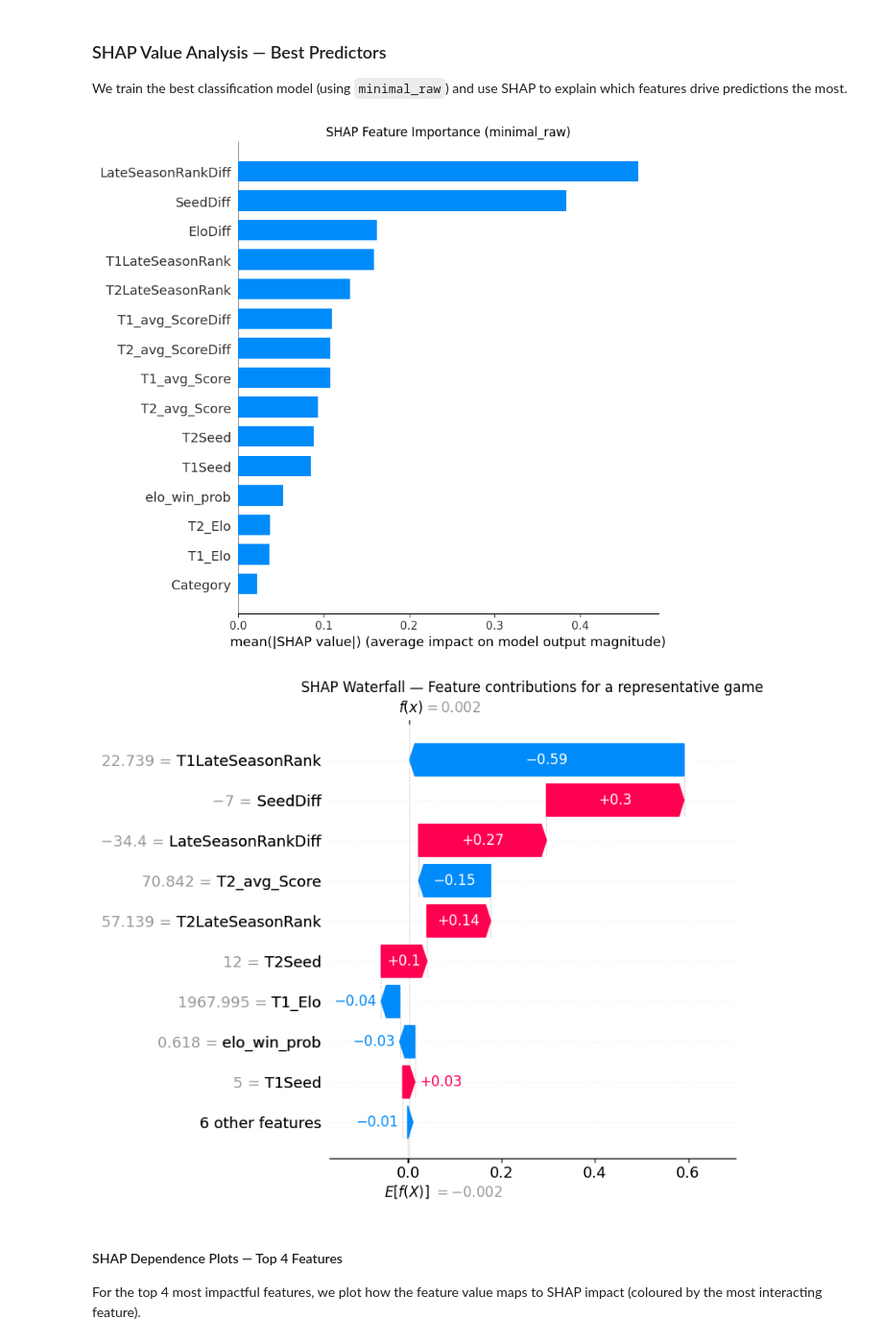
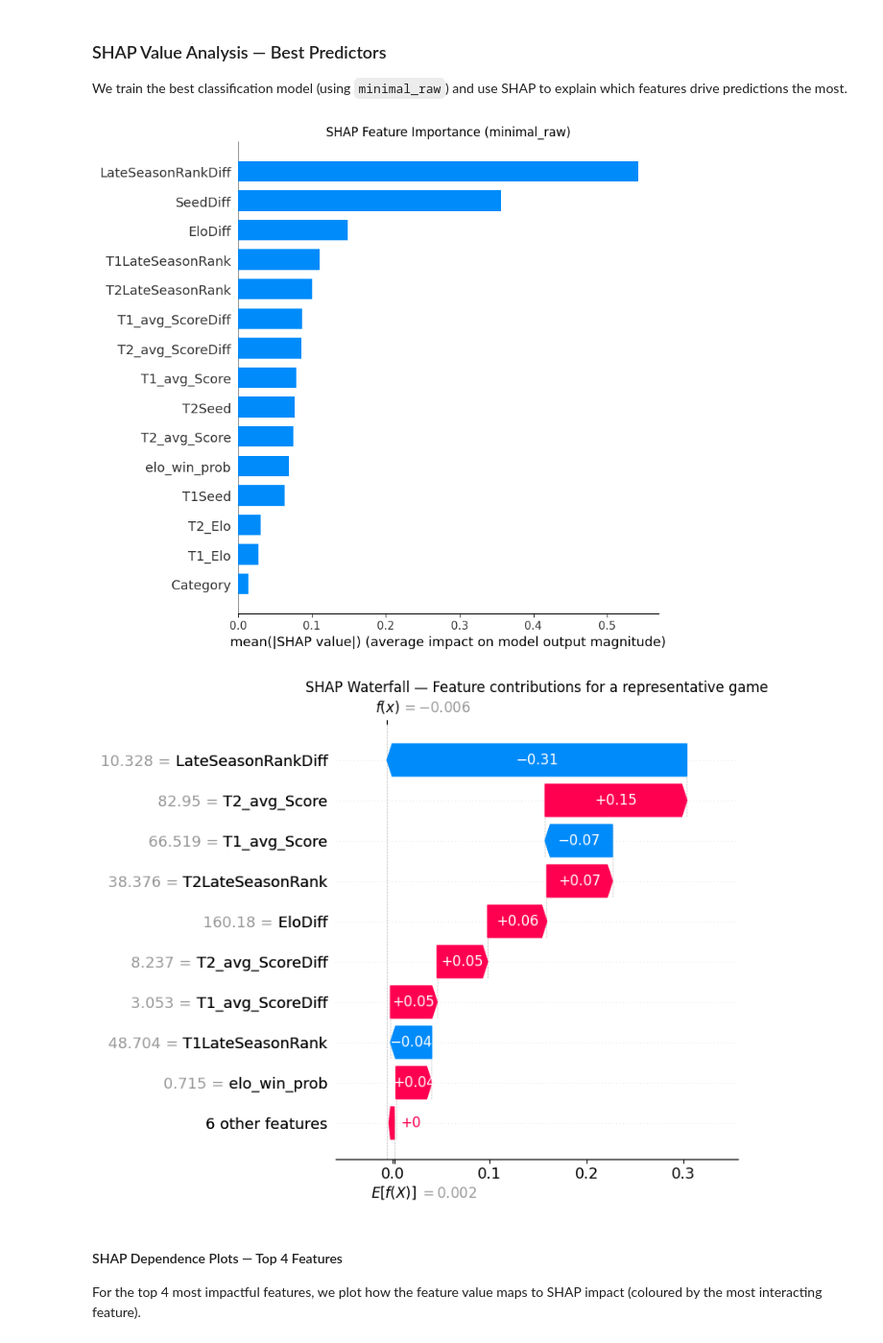
Before and after one commit to cico-rial/march-madness, a Jupyter notebook: march-madness_imp.ipynb, the cells around one changed output. Shown at 96% size. Cells and saved outputs as stored; diff of their text form; code cells hidden in the pictures.

```diff
--- a/march-madness_imp.ipynb
+++ b/march-madness_imp.ipynb
@@ -2634,4 +2613,24 @@ Uses the already-trained `final_model` and `explainer` — no retraining.
 | **Compute** | Per-season Brier score + SHAP importances |
 | **Brier trend** | Brier score per season — flat = stable, drift = concept drift |
 | **Feature stability** | SHAP importances per season — heatmap + rank-variance bar chart |
+# %%
+import numpy as np
+import pandas as pd
+import shap
+from sklearn.metrics import brier_score_loss
+
+shap_feature_set =  ranking_features
+X_shap = tourney_results_with_features[shap_feature_set].values
+y_shap = tourney_results_with_features[TARGET_COL].values
+df_all = tourney_results_with_features.copy()
+all_seasons = sorted(df_all['Season'].unique())
+final_model = xgb.XGBClassifier(
+    **best_params_map['ranking_and_score'],
+    eval_metric='logloss',
+    use_label_encoder=False,
+    verbosity=0
+)
+final_model.fit(X_shap, y_shap)
+explainer    = shap.TreeExplainer(final_model)
+shap_values  = explainer.shap_values(X_shap)
 # %%
@@ -2739,51 +2729,33 @@ plt.tight_layout(); plt.show()
 
 We train the best classification model (using `minimal_raw`) and use SHAP to explain which features drive predictions the most.
 # %%
-import shap
-
-# Train a final XGBoost model on all data for SHAP explanation
-shap_feature_set = ranking_features
-X_shap = tourney_results_with_features[shap_feature_set].values
-y_shap = tourney_results_with_features[TARGET_COL].values
-
-final_model = xgb.XGBClassifier(
-    **best_params_map['minimal_raw'],
-    eval_metric='logloss',
-    use_label_encoder=False,
-    verbosity=0
-)
-final_model.fit(X_shap, y_shap)
-
-explainer    = shap.TreeExplainer(final_model)
-shap_values  = explainer.shap_values(X_shap)
-
 # Summary plot — feature importance ranked by mean |SHAP|
 plt.figure(figsize=(10, 7))
 shap.summary_plot(shap_values, X_shap, feature_names=shap_feature_set, plot_type="bar", show=False)
 plt.title("SHAP Feature Importance (minimal_raw)")
 plt.tight_layout()
 plt.show()
 
 # waterfall plot — shows direction and magnitude of each feature's impact
 
 median_idx = np.argmin(np.abs(explainer.shap_values(X_shap).sum(axis=1)
                                - np.median(explainer.shap_values(X_shap).sum(axis=1))))
 
 exp = shap.Explanation(
     values      = shap_values[median_idx],
     base_values = float(explainer.expected_value),
     data        = X_shap[median_idx],
     feature_names = shap_feature_set
 )
 
 plt.style.use('default')
 shap.plots.waterfall(exp, show=False)
 plt.title("SHAP Waterfall — Feature contributions for a representative game")
 plt.tight_layout()
 plt.show()
 # %% [output]
-[figure, old version]
+[figure, new version]
-[figure, old version]
+[figure, new version]
 # %% [markdown]
 #### SHAP Dependence Plots — Top 4 Features
 
```
Also changed, not shown: parts of 16 cells of this notebook.
